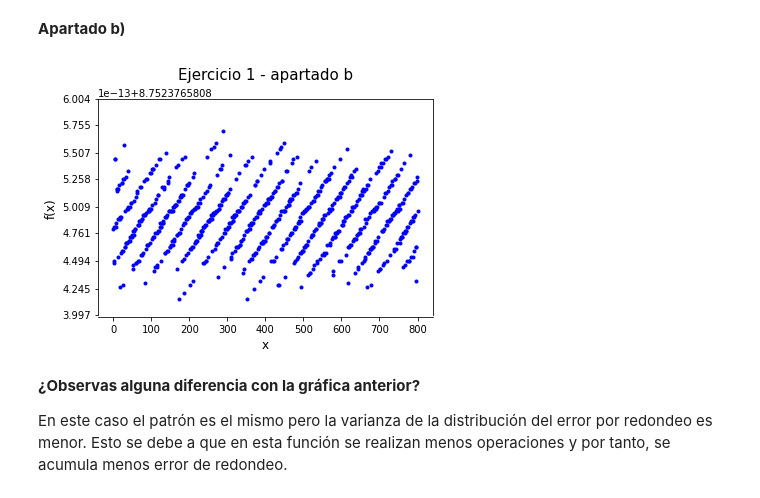
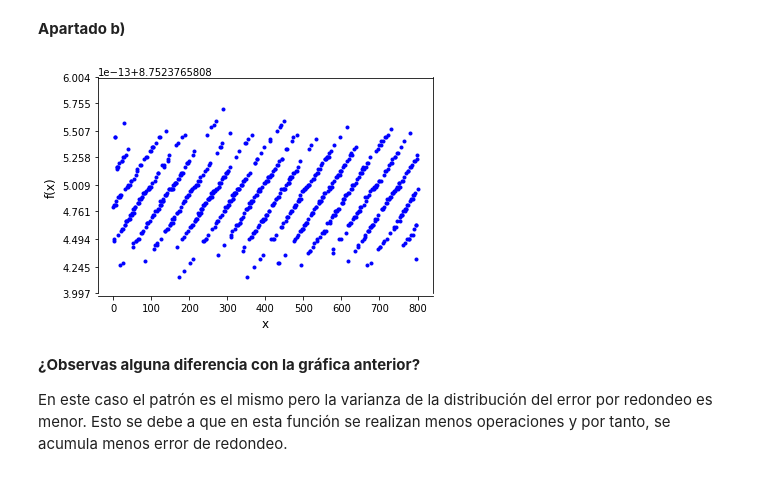
Before and after one commit to glorelvalle/mucd-mg, a Jupyter notebook: cn/p1.ipynb, the cells around one changed output. Drawn from its saved outputs; the diff is of its cells as text; code cells hidden in the pictures.

Commit message:
CN: Ejercicio 2 Práctica 1

```diff
--- a/cn/p1.ipynb
+++ b/cn/p1.ipynb
@@ -25,3 +25,11 @@ El error absoluto de la suma de dos números y el error absoluto del producto de
+# %%
+def plot_ejercicio_1(i,y,xlim,ylim):
+    plt.plot(i,y,'b.')
+    plt.ylim(xlim,ylim)
+    #plt.title("Ejercicio 1 - Apartado a", fontsize=15, pad=20)
+    plt.xlabel('x', fontsize=12)
+    plt.ylabel('f(x)', fontsize=12)
+    plt.show()
 # %% [markdown]
 **Apartado a)**
 
@@ -54,16 +58,12 @@ Apesar de que debería salir una figura continua ya que la función es continua
 # %% [markdown]
 **Apartado b)**
 # %%
-f = lambda x : (622 + x * (-751 + x * (324 + x * (-59 + 4 * x))))/(112 + x * (-151 + x * (72 + x * (-14 + x))))
-y = [f(x) for x in X]
-plt.plot(i,y,'b.')
-plt.ylim(8.7523765807784,8.7523765807786)
-plt.title("Ejercicio 1 - apartado b", fontsize=15, pad=20)
-plt.xlabel('x', fontsize=12)
-plt.ylabel('f(x)', fontsize=12)
-plt.show()
+f_b = lambda x : (622 + x * (-751 + x * (324 + x * (-59 + 4 * x))))/(112 + x * (-151 + x * (72 + x * (-14 + x))))
+y_b = [f_b(x) for x in X]
+
+plot_ejercicio_1(i,y_b,8.7523765807784,8.7523765807786)
 # %% [output]
-[figure, old version]
+[figure, new version]
 # %% [markdown]
 **¿Observas alguna diferencia con la gráfica anterior?**
 
```
Also changed, not shown: parts of 30 cells of this notebook.
